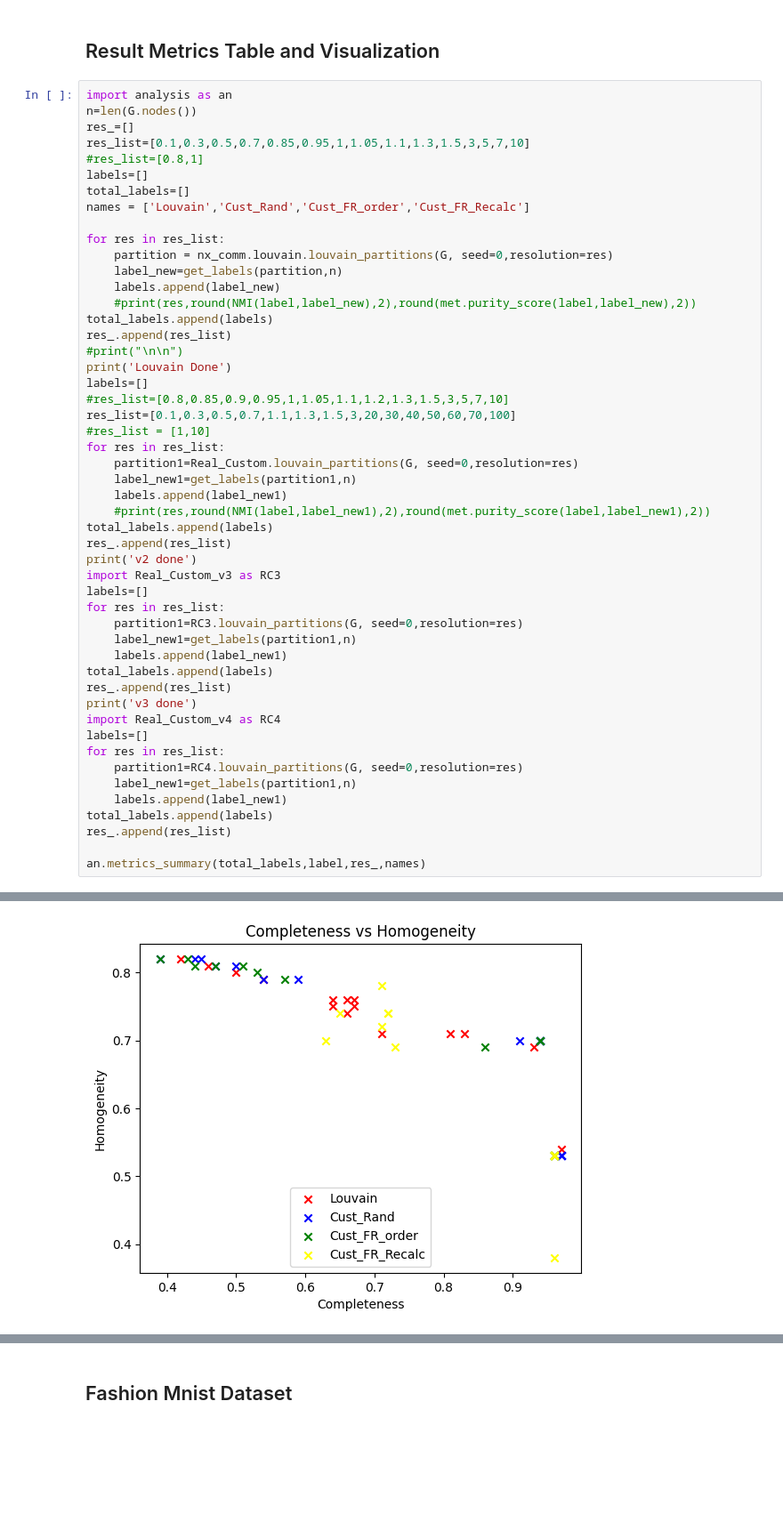
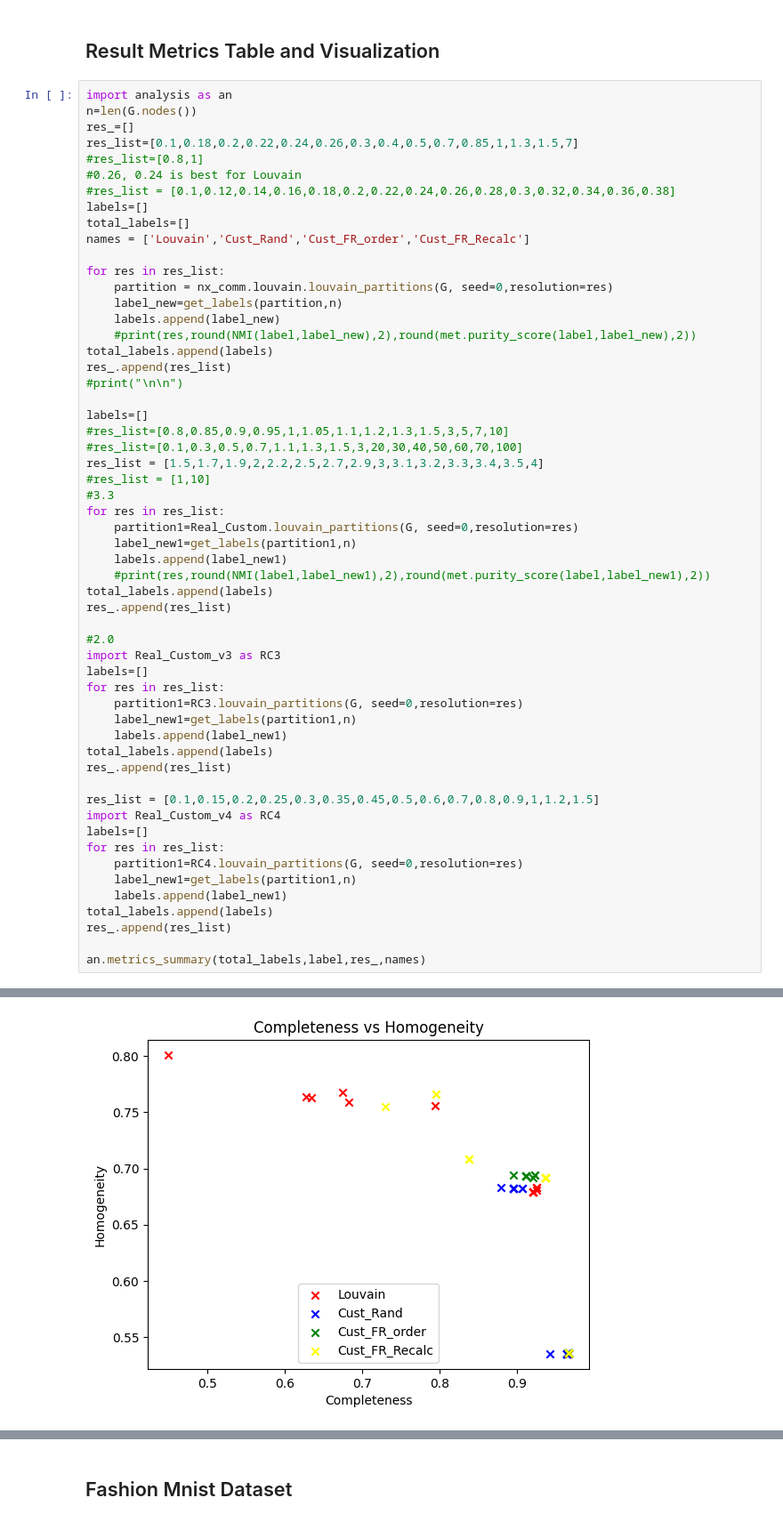
Before and after one commit to csmukherjee/MCPC_Clustering, a Jupyter notebook: Codes/Test_v2.ipynb, the cells around one changed output, grey strips where cells are left out. Shown at 89% size. Drawn from its saved outputs; the diff is of its cells as text; blank space fills up the shorter version.

```diff
--- a/Codes/Test_v2.ipynb
+++ b/Codes/Test_v2.ipynb
@@ -111,8 +111,10 @@ def get_labels(partition,n_s):
 import analysis as an
 n=len(G.nodes())
 res_=[]
-res_list=[0.1,0.3,0.5,0.7,0.85,0.95,1,1.05,1.1,1.3,1.5,3,5,7,10]
+res_list=[0.1,0.18,0.2,0.22,0.24,0.26,0.3,0.4,0.5,0.7,0.85,1,1.3,1.5,7]
 #res_list=[0.8,1]
+#0.26, 0.24 is best for Louvain
+#res_list = [0.1,0.12,0.14,0.16,0.18,0.2,0.22,0.24,0.26,0.28,0.3,0.32,0.34,0.36,0.38]
 labels=[]
 total_labels=[]
 names = ['Louvain','Cust_Rand','Cust_FR_order','Cust_FR_Recalc']
@@ -125,11 +127,13 @@ for res in res_list:
 total_labels.append(labels)
 res_.append(res_list)
 #print("\n\n")
-print('Louvain Done')
+
 labels=[]
 #res_list=[0.8,0.85,0.9,0.95,1,1.05,1.1,1.2,1.3,1.5,3,5,7,10]
-res_list=[0.1,0.3,0.5,0.7,1.1,1.3,1.5,3,20,30,40,50,60,70,100]
+#res_list=[0.1,0.3,0.5,0.7,1.1,1.3,1.5,3,20,30,40,50,60,70,100]
+res_list = [1.5,1.7,1.9,2,2.2,2.5,2.7,2.9,3,3.1,3.2,3.3,3.4,3.5,4]
 #res_list = [1,10]
+#3.3
 for res in res_list:
     partition1=Real_Custom.louvain_partitions(G, seed=0,resolution=res)
     label_new1=get_labels(partition1,n)
@@ -137,7 +141,8 @@ for res in res_list:
     #print(res,round(NMI(label,label_new1),2),round(met.purity_score(label,label_new1),2))
 total_labels.append(labels)
 res_.append(res_list)
-print('v2 done')
+
+#2.0
 import Real_Custom_v3 as RC3
 labels=[]
 for res in res_list:
@@ -146,7 +151,8 @@ for res in res_list:
     labels.append(label_new1)
 total_labels.append(labels)
 res_.append(res_list)
-print('v3 done')
+
+res_list = [0.1,0.15,0.2,0.25,0.3,0.35,0.45,0.5,0.6,0.7,0.8,0.9,1,1.2,1.5]
 import Real_Custom_v4 as RC4
 labels=[]
 for res in res_list:
@@ -179 +185 @@ v3 done
-[figure, old version]
+[figure, new version]
```
Also changed, not shown: parts of 12 cells of this notebook, 4 other files.
